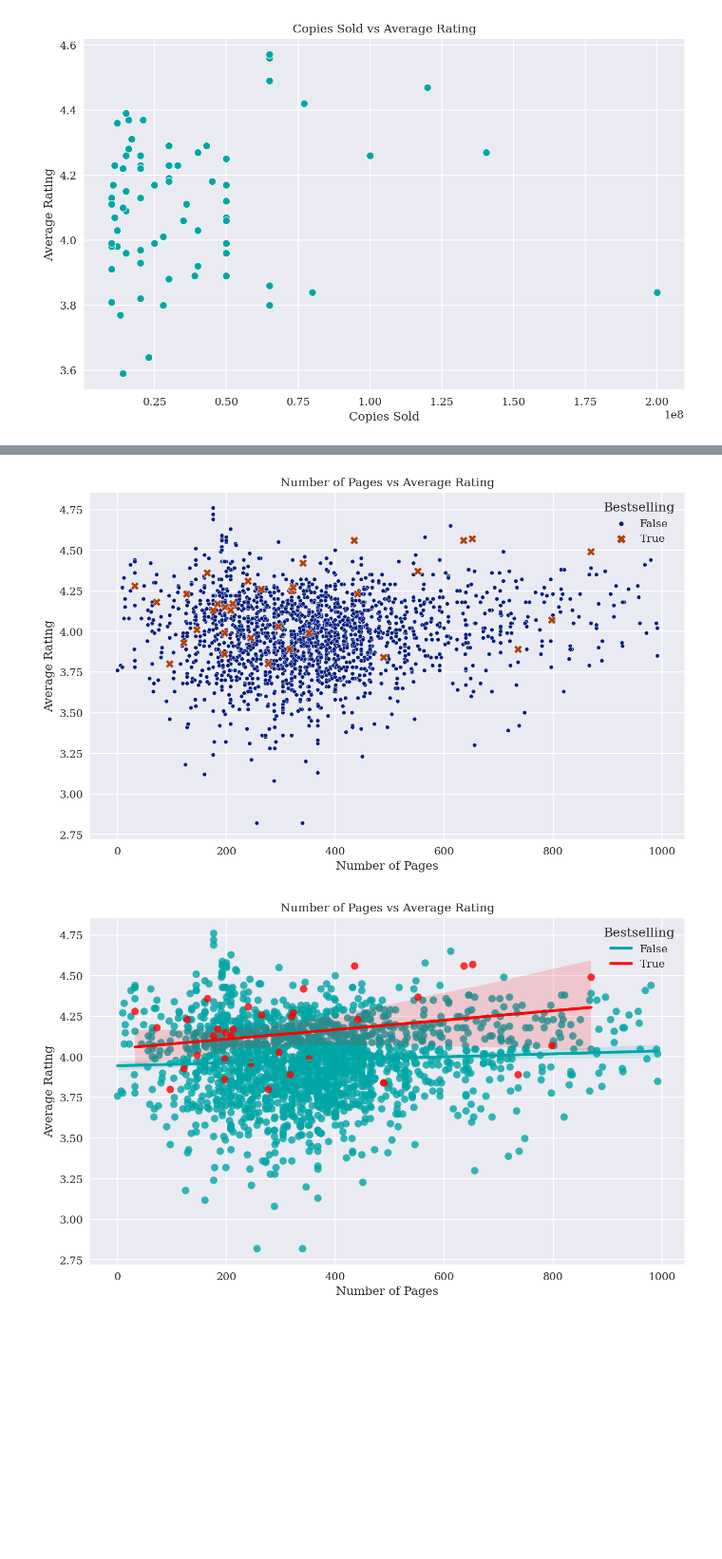
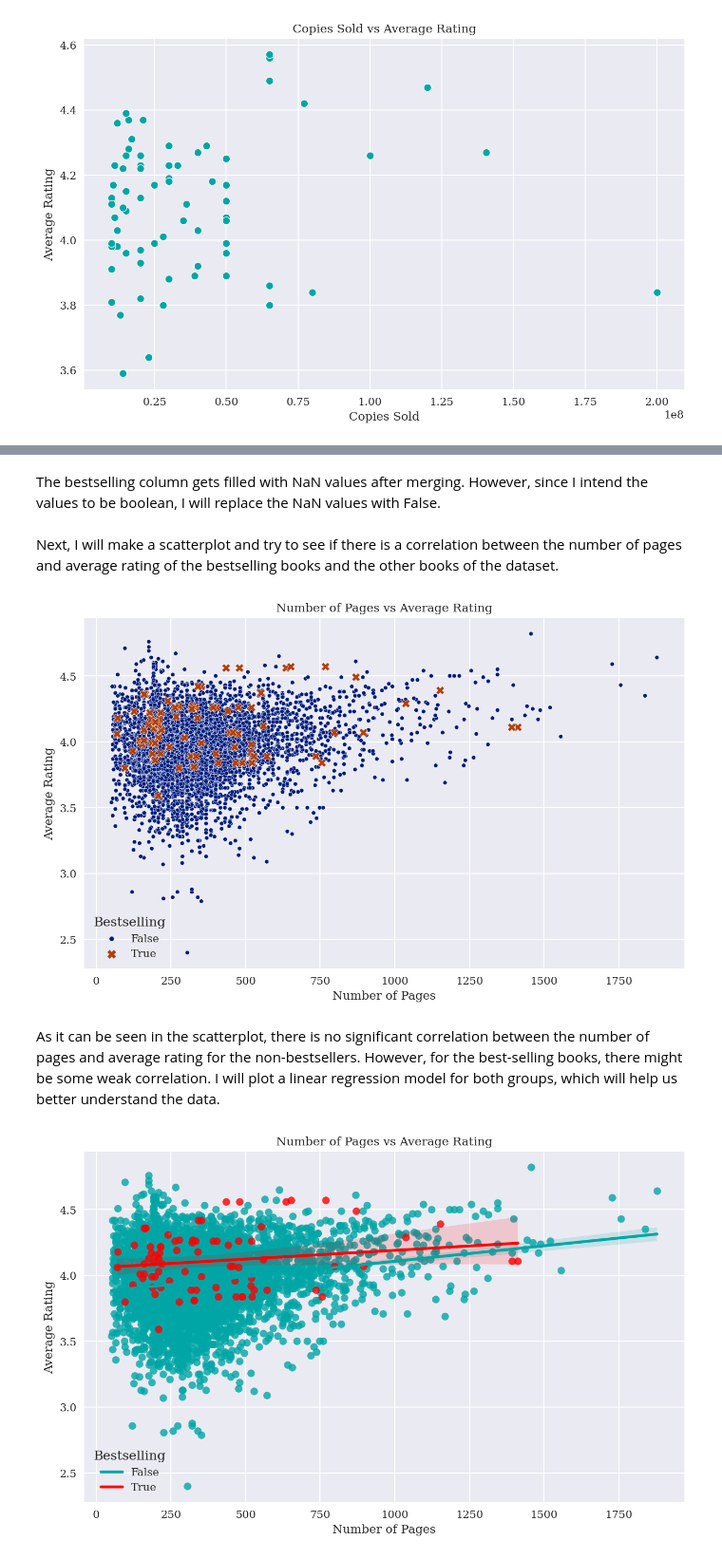
Before and after one commit to alexshah1/DS2500, a Jupyter notebook: Module Assignment 4/Module Assignment 4.ipynb, the cells around one changed output, grey strips where cells are left out. Shown at 95% size. Saved outputs shown, nothing was run; the diff lists cells and outputs as text; code cells hidden in the pictures; blank space fills up the shorter version.

```diff
--- a/Module Assignment 4/Module Assignment 4.ipynb
+++ b/Module Assignment 4/Module Assignment 4.ipynb
@@ -637,5 +655,7 @@ goodreads_df_rated = goodreads_df[goodreads_df['ratings_count'] > 10000]
 # %%
-gr_df_ts = goodreads_df_rated.merge(books_df[['bestselling', 'pk']], on='pk', how='left')
+# Left merge the dataframes
+goodreads_df_selected = goodreads_df[(goodreads_df['ratings_count'] > 1000) & (goodreads_df['num_pages'] > 50) & (goodreads_df['num_pages'] < 2000)]
+gr_df_ts = goodreads_df_selected.merge(books_df[['bestselling', 'pk']], on='pk', how='left')
 gr_df_ts = gr_df_ts.loc[:, gr_df_ts.columns != 'pk']
 gr_df_ts.head()
 # %% [output]
@@ -648 +668,3 @@ gr_df_ts.head()
+# %% [markdown]
+The bestselling column gets filled with NaN values after merging. However, since I intend the values to be boolean, I will replace the NaN values with False.
 # %%
@@ -652,7 +673,9 @@ gr_df_ts1 = gr_df_ts[gr_df_ts['num_pages'] < 1000]
+# %% [markdown]
+Next, I will make a scatterplot and try to see if there is a correlation between the number of pages and average rating of the bestselling books and the other books of the dataset.
 # %%
 sns.scatterplot(x='num_pages', y='average_rating', palette='dark', hue='bestselling',\
                 size='bestselling', sizes=[15, 60], style="bestselling",\
-                data=gr_df_ts1.sort_values('bestselling'))
+                data=gr_df_ts.sort_values('bestselling'))
 plt.legend(title='Bestselling')
 
 plt.title("Number of Pages vs Average Rating")
@@ -661,16 +684,18 @@ plt.ylabel("Average Rating")
 
 plt.show()
 # %% [output]
-[figure, old version]
+[figure, new version]
+# %% [markdown]
+As it can be seen in the scatterplot, there is no significant correlation between the number of pages and average rating for the non-bestsellers. However, for the best-selling books, there might be some weak correlation. I will plot a linear regression model for both groups, which will help us better understand the data.
 # %%
-sns.regplot(x='num_pages', y='average_rating', data=gr_df_ts1[~gr_df_ts1['bestselling']], color='#00A6A6')
-sns.regplot(x='num_pages', y='average_rating', data=gr_df_ts1[gr_df_ts1['bestselling']], color='r')
+sns.regplot(x='num_pages', y='average_rating', data=gr_df_ts[~gr_df_ts['bestselling']], color='#00A6A6')
+sns.regplot(x='num_pages', y='average_rating', data=gr_df_ts[gr_df_ts['bestselling']], color='r')
 plt.legend(['False', 'True'], title='Bestselling')
 
 plt.title("Number of Pages vs Average Rating")
 plt.xlabel("Number of Pages")
 plt.ylabel("Average Rating")
 
 plt.show()
 # %% [output]
-[figure, old version]
+[figure, new version]
```
Also changed, not shown: parts of 144 cells of this notebook, 1 other file.
